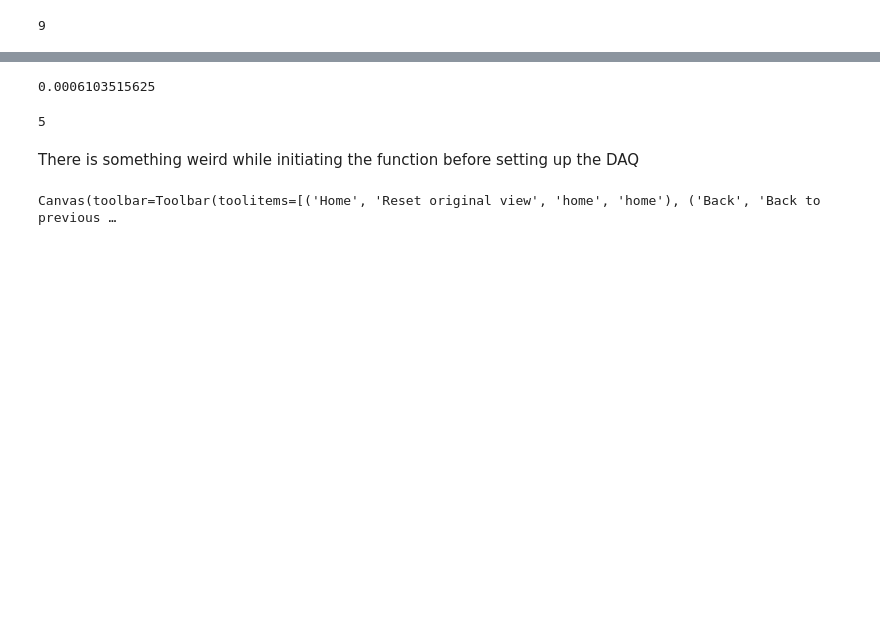
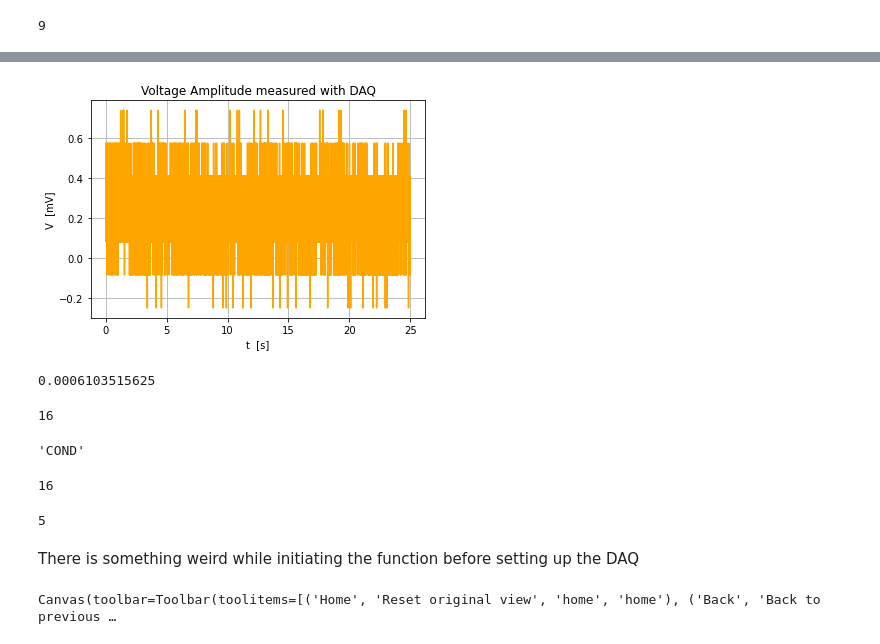
Before and after one commit to Holcan/STM, a Jupyter notebook: M8190/Box.ipynb, the cells around one changed output, grey strips where cells are left out. Drawn from its saved outputs; the diff is of its cells as text; code cells hidden in the pictures; blank space fills up the shorter version.

```diff
--- a/M8190/Box.ipynb
+++ b/M8190/Box.ipynb
@@ -222,7 +396,36 @@ Canvas(toolbar=Toolbar(toolitems=[('Home', 'Reset original view', 'home', 'home'
+# %%
+dar,tar = DAQ_Measuring0(DAQ_Settings1,25,1.5,M8190A)
+
+fig,ax= plt.subplots()
+
+ax.grid(True)
+#plt.plot(tom,data_off,label= 'AWG off')
+plt.plot(tar,dar*1000,label= '{b} samples'.format(b=len(dar)),color='orange')
+
+ax.set_ylabel('V  [mV]')
+ax.set_xlabel('t  [s]')
+ax.set_title('Voltage Amplitude measured with DAQ')
+#plt.legend(bbox_to_anchor=(1.05, 1), loc='upper left', borderaxespad=0.)
+plt.show()
+#fig.savefig('DAQ measurement',bbox_inches='tight')
+# %% [output]
+[figure, added]
 # %%
 10/(2**14)
 # %% [output]
 0.0006103515625
+# %%
+M8190A.write('SEQ:ADV 0, COND')
+# %% [output]
+16
+# %%
+M8190A.query('SEQ:ADV? 0')
+# %% [output]
+'COND'
+# %%
+M8190A.write('SEQ:ADV 0, AUTO')
+# %% [output]
+16
 # %%
 M8190A.write('ABOR')
 # %% [output]
```
Also changed, not shown: parts of 18 cells of this notebook, 8 other files.
